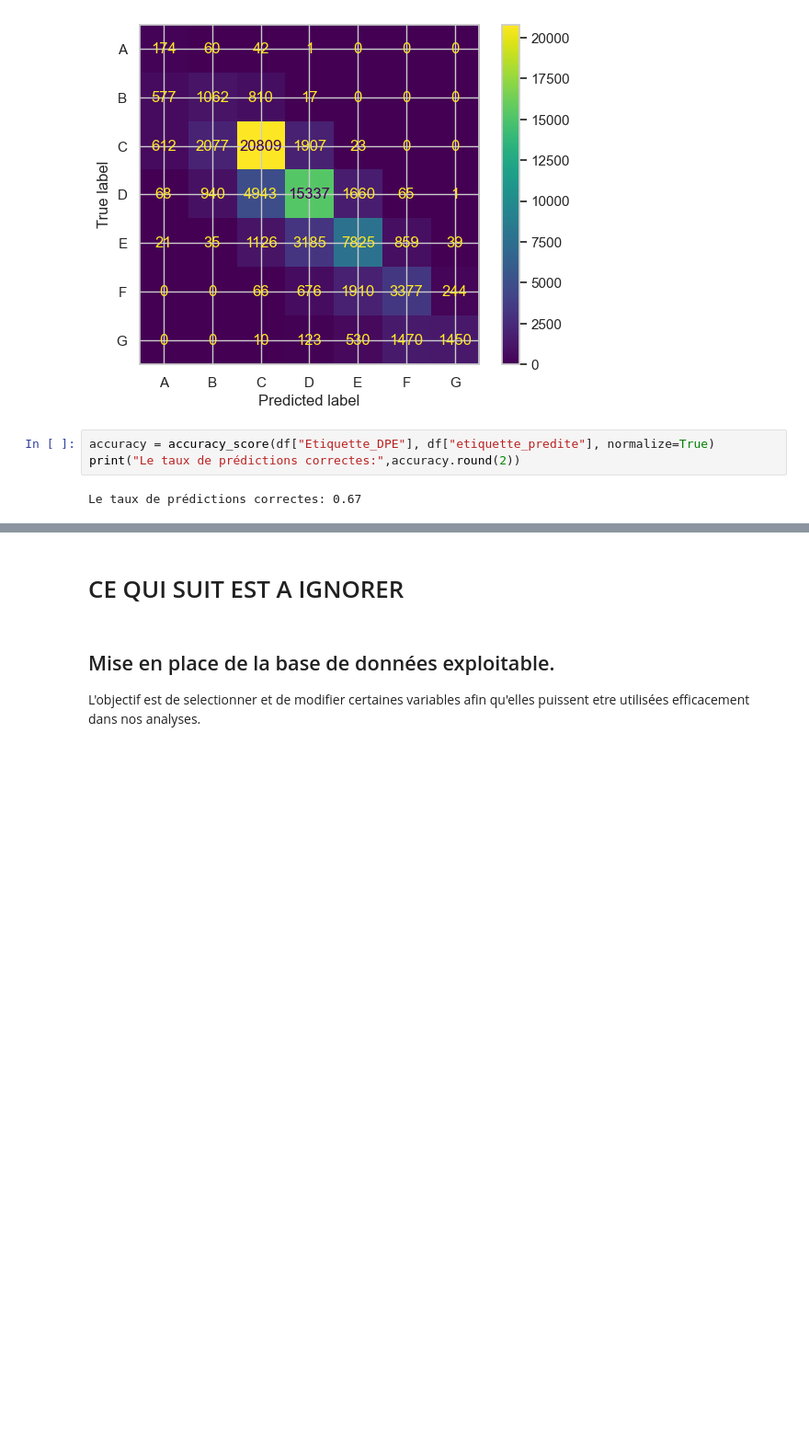
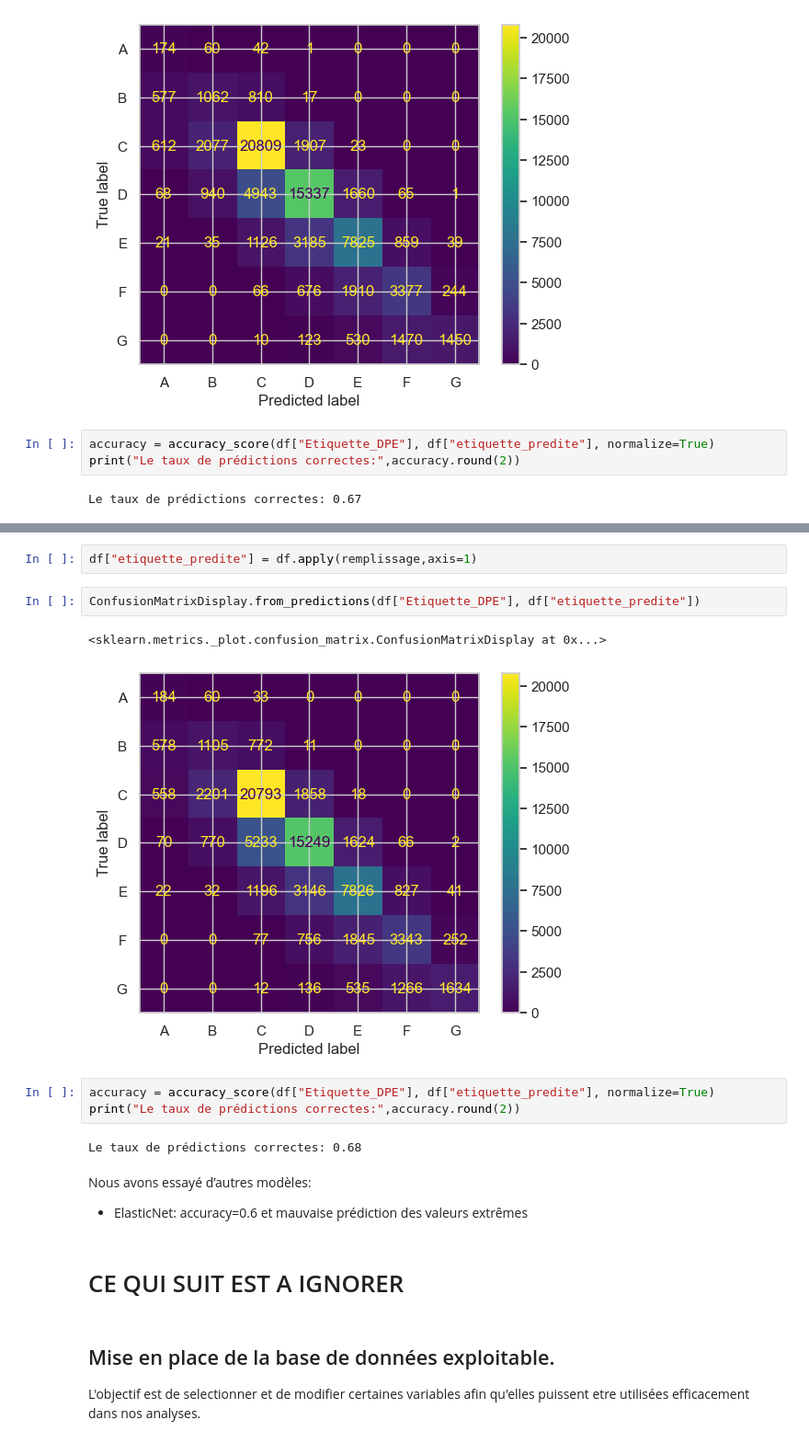
Before and after one commit to LACHQER-Wiam/Projet-Python, a Jupyter notebook: data.ipynb, the cells around one changed output, grey strips where cells are left out. Shown at 92% size. Drawn from its saved outputs; the diff is of its cells as text; blank space fills up the shorter version.

```diff
--- a/data.ipynb
+++ b/data.ipynb
@@ -1025,3 +1174,18 @@ Le taux de prédictions correctes: 0.67
+# %%
+df["etiquette_predite"] = df.apply(remplissage,axis=1)
+# %%
+ConfusionMatrixDisplay.from_predictions(df["Etiquette_DPE"], df["etiquette_predite"])
+# %% [output]
+<sklearn.metrics._plot.confusion_matrix.ConfusionMatrixDisplay at 0x...>
+[figure, added]
+# %%
+accuracy = accuracy_score(df["Etiquette_DPE"], df["etiquette_predite"], normalize=True)
+print("Le taux de prédictions correctes:",accuracy.round(2))
+# %% [output]
+Le taux de prédictions correctes: 0.68
+# %% [markdown]
+Nous avons essayé d’autres modèles:
+* ElasticNet: accuracy=0.6 et mauvaise prédiction des valeurs extrêmes
 # %% [markdown]
 # CE QUI SUIT EST A IGNORER
 # %% [markdown]
```
Also changed, not shown: parts of 37 cells of this notebook.
